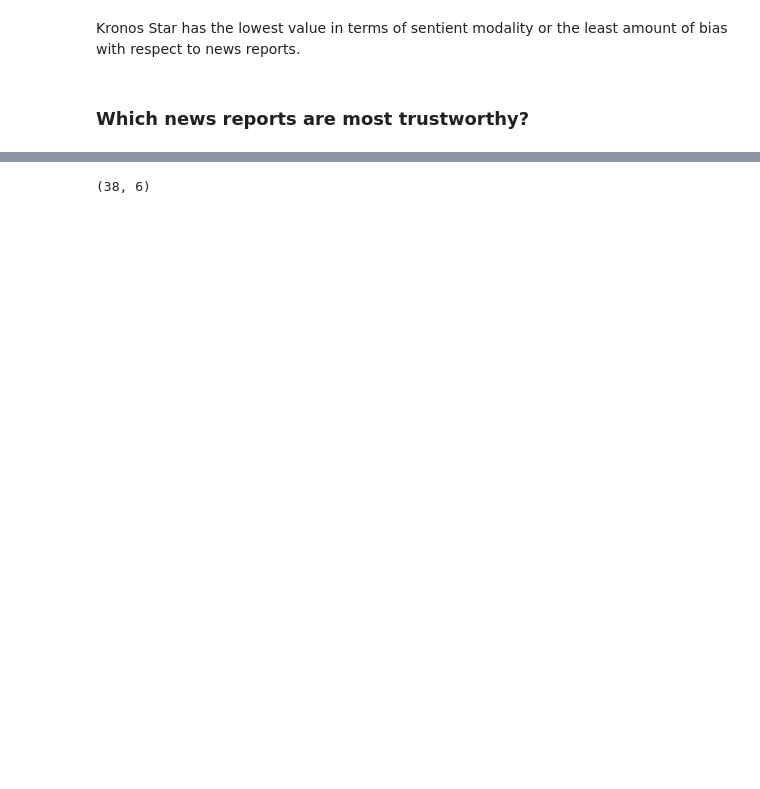
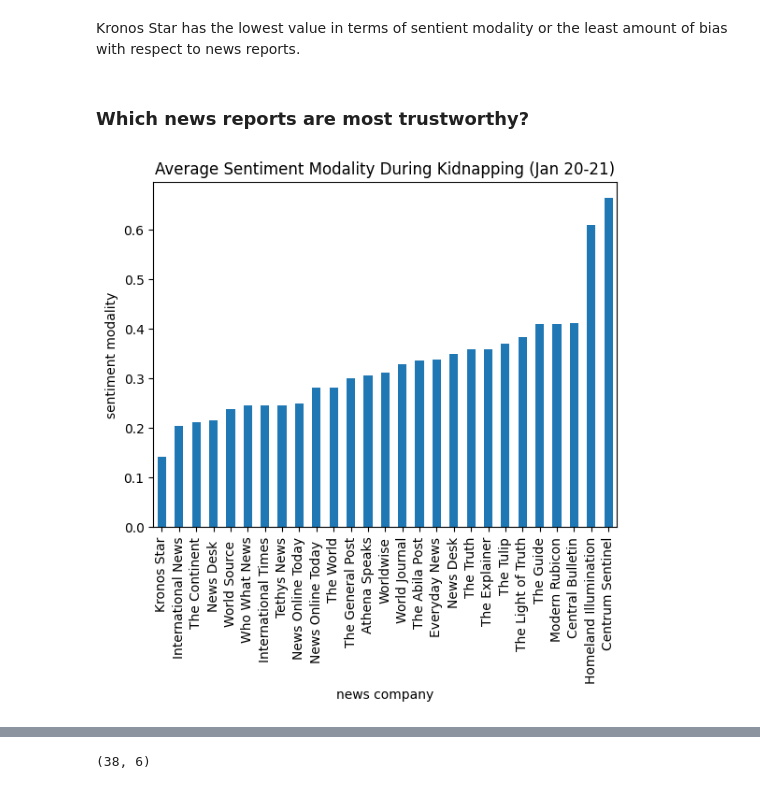
Before and after one commit to hypothetical-lemon/COMP4449-capstone, a Jupyter notebook: final/KronosKidnapping/heather_lemon_final_kidnappingreport.ipynb, the cells around one changed output, grey strips where cells are left out. Cells and saved outputs as stored; diff of their text form; code cells hidden in the pictures; blank space fills up the shorter version.

```diff
--- a/final/KronosKidnapping/heather_lemon_final_kidnappingreport.ipynb
+++ b/final/KronosKidnapping/heather_lemon_final_kidnappingreport.ipynb
@@ -988,4 +1001,8 @@ event_day.head(3)
 Kronos Star has the lowest value in terms of sentient modality or the least amount of bias with respect to news reports.
 # %% [markdown]
 ### Which news reports are most trustworthy?
+# %%
+event_day.groupby(['news_company'])['sentiment_modality'].mean().sort_values().plot(kind='bar', xlabel='news company', ylabel='sentiment modality', title='Average Sentiment Modality During Kidnapping (Jan 20-21)');
+# %% [output]
+[figure, added]
 # %%
```
Also changed, not shown: parts of 24 cells of this notebook.
